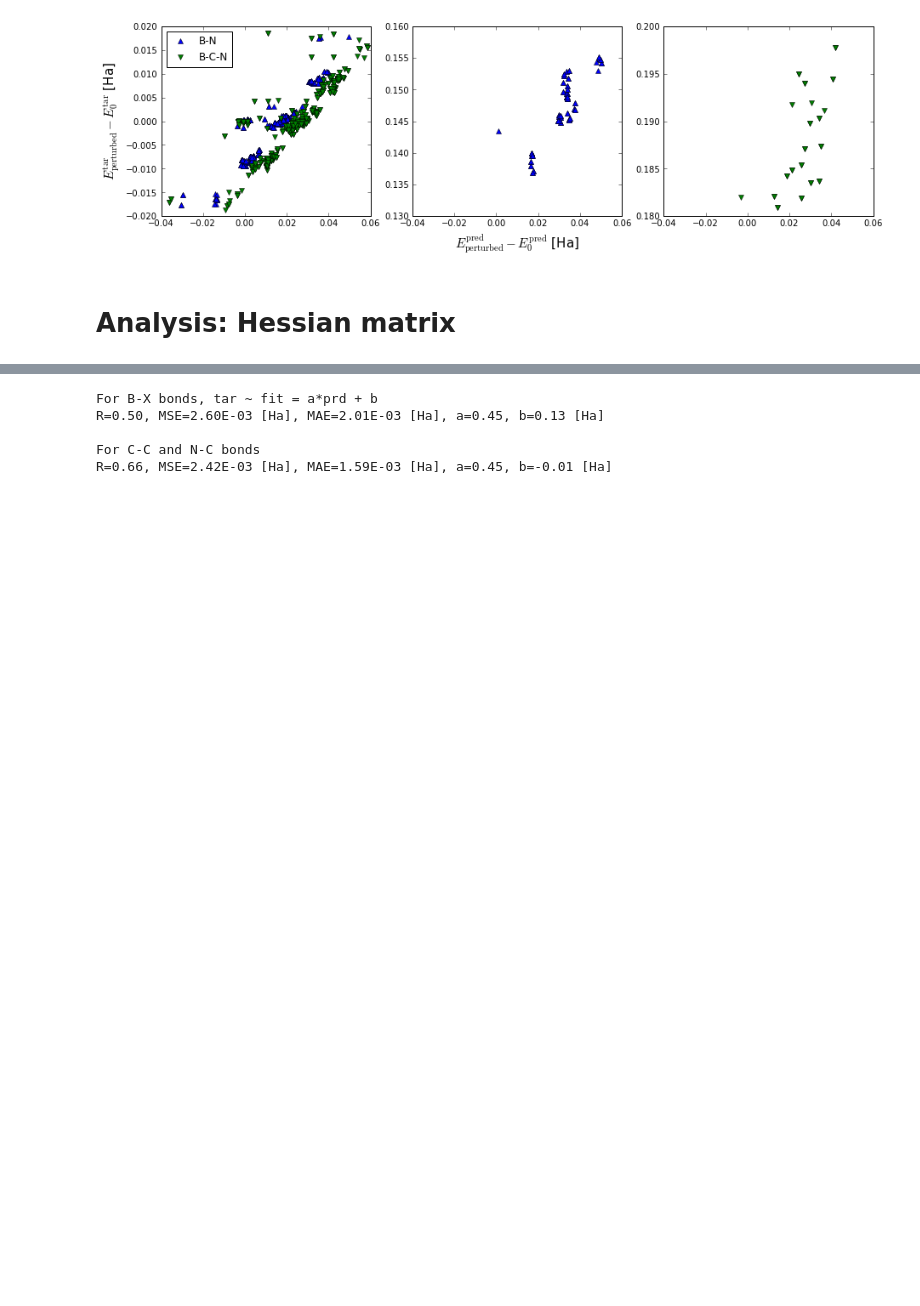
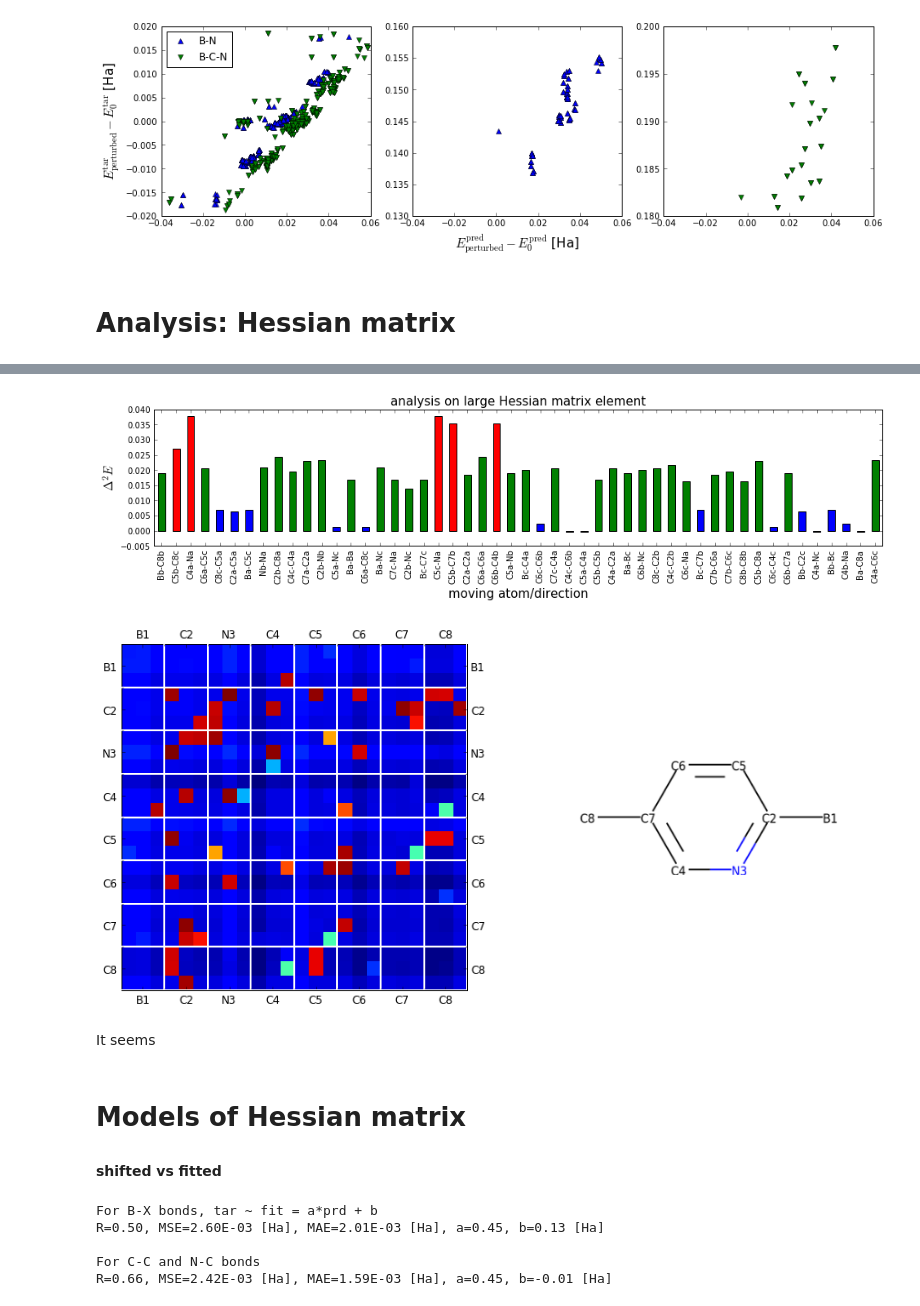
Before and after one commit to SamKChang/phononic_Tc_20170712, a Jupyter notebook: 01_finiteDifferenceTest/hessian_test_2x2.ipynb, the cells around one changed output, grey strips where cells are left out. Drawn from its saved outputs; the diff is of its cells as text; code cells hidden in the pictures; blank space fills up the shorter version.

```diff
--- a/01_finiteDifferenceTest/hessian_test_2x2.ipynb
+++ b/01_finiteDifferenceTest/hessian_test_2x2.ipynb
@@ -485,3 +541,49 @@ Hessians_plot_2x2(Hessians_tar, ax1, ax2, ax3, ax4)
+# %%
+def matrix_element_analysis():
+    BN2_out = index_analysis()
+    outliers = [o[0] for o in BN2_out]
+    index = [o[1] for o in BN2_out]
+    BN2_data = pd.DataFrame(outliers, index=index, columns=['DE'])
+    fig, ax = plt.subplots(1, 1, figsize=(16, 3))
+    threshould = [0.01, 0.025]
+    mask0 = BN2_data['DE'] <= threshould[0]
+    mask1 = (BN2_data['DE'] > threshould[0]) & (BN2_data['DE'] <= threshould[1])
+    mask2 = BN2_data['DE'] > threshould[1]
+    BN2_data['mask'] = BN2_data['DE']
+    BN2_data['mask'][mask0] = 0
+    BN2_data['mask'][mask1] = 1
+    BN2_data['mask'][mask2] = 2
+    BN2_data.DE.plot(kind='bar', ax=ax, color=BN2_data['mask'].map({2: 'r', 1: 'g', 0: 'b'}))
+    ax.set_xlabel('moving atom/direction', fontsize=15)
+    ax.set_ylabel(r'$\Delta^2 E$', fontsize=15)
+    ax.set_title('analysis on large Hessian matrix element', fontsize=15)
+
+    fig, [ax1, ax2] = plt.subplots(1, 2, figsize = (15, 8))
+    im = ax1.imshow(H2, interpolation='nearest')
+    atom_labels = [
+        '%s%d' % (mol_BN2.type_list[j], j+1) for j in range(mol_BN2.N)
+    ]
+    ax1.set_xticks(range(1, 24, 3))
+    ax1.set_yticks(range(1, 24, 3))
+    ax1.set_xticklabels(atom_labels, fontsize=12)
+    ax1.set_yticklabels(atom_labels, fontsize=12)
+    ax1.xaxis.set_minor_locator(FixedLocator(np.arange(2.5, 23.6, 3)))
+    ax1.yaxis.set_minor_locator(FixedLocator(np.arange(2.5, 23.6, 3)))
+    ax1.grid(which='minor', color='w', linestyle='-', linewidth=2)
+    ax1.tick_params(labeltop=True, labelright=True)
+
+    BN2_png = mtp.image.imread('BN2.png')
+    ax2.imshow(BN2_png)
+    ax2.axis('off')
+matrix_element_analysis()
+# %% [output]
+[figure, added]
+[figure, added]
+# %% [markdown]
+It seems
+# %% [markdown]
+# Models of Hessian matrix
+#### shifted vs fitted
 # %%
 def segment_fit(prd, tar, mask, ax=None):
 
```
Also changed, not shown: parts of 7 cells of this notebook.
